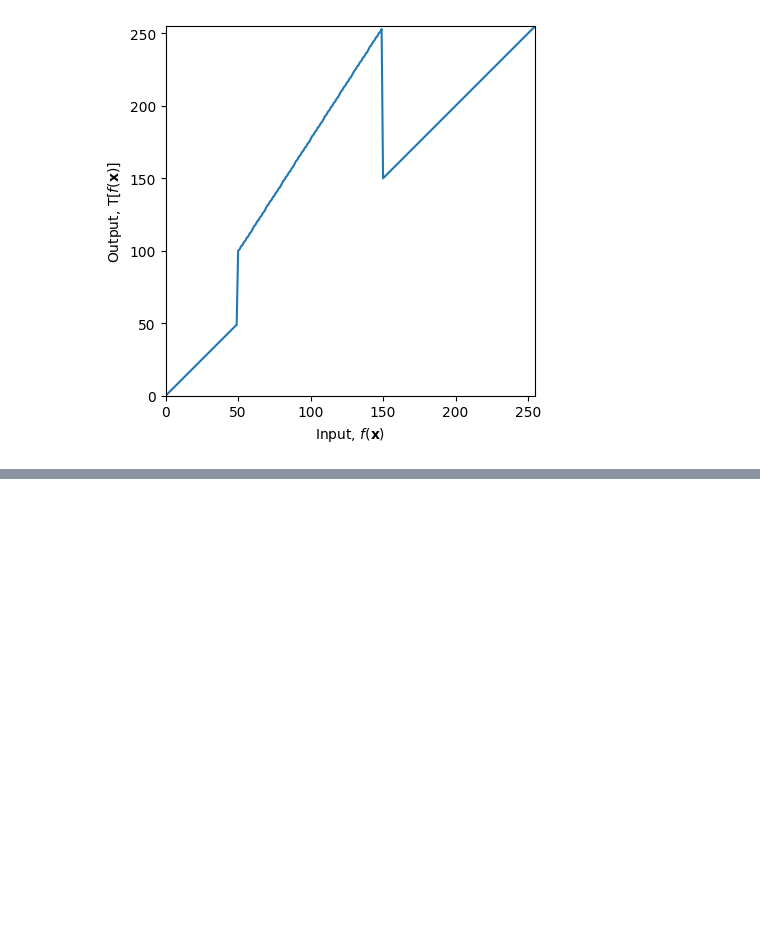
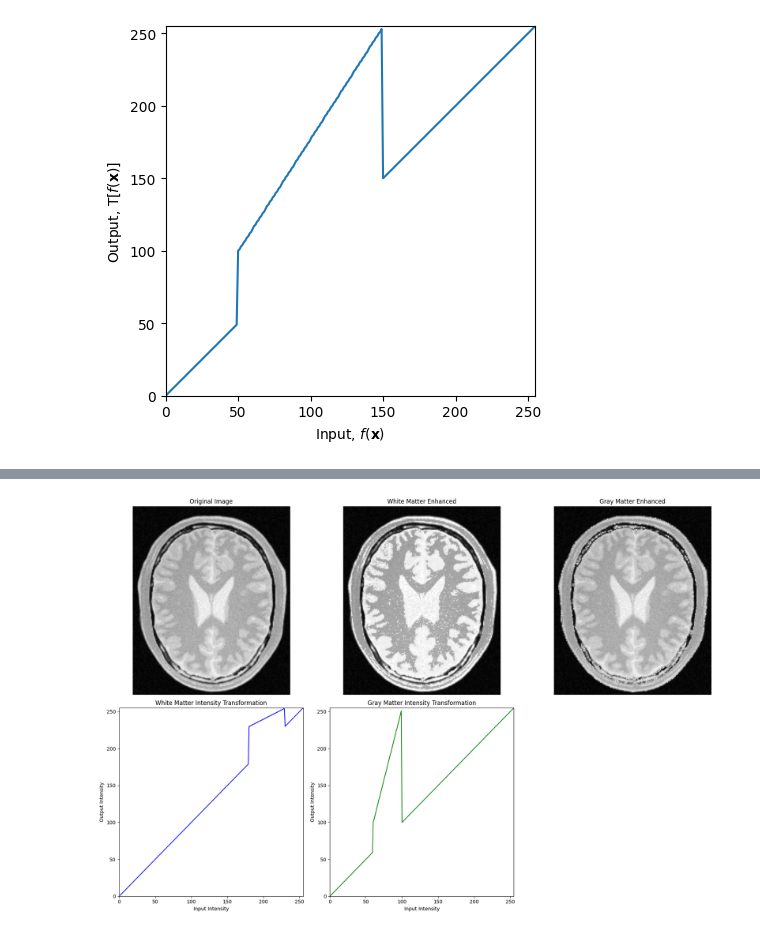
Before and after one commit to Kirushanth-G/EN3160---Image-Processing-and-Machine-Vision, a Jupyter notebook: Assignment1.ipynb, the cells around one changed output, grey strips where cells are left out. Drawn from its saved outputs; the diff is of its cells as text; code cells hidden in the pictures; blank space fills up the shorter version.

```diff
--- a/Assignment1.ipynb
+++ b/Assignment1.ipynb
@@ -75,0 +129,76 @@ Transform length: 256
+# %%
+import cv2 as cv
+import numpy as np
+import matplotlib.pyplot as plt
+
+# Load the brain image
+brain_img = cv.imread('a1images/brain_proton_density_slice.png', cv.IMREAD_GRAYSCALE)
+
+# Define control points for white matter transformation
+c_white_matter = np.array([(180, 180), (180, 230), (230, 255), (230, 230), (255, 255)])
+
+# Define control points for gray matter transformation
+c_gray_matter = np.array([(60, 60), (60, 100), (100, 255), (100, 100), (255, 255)])
+
+# Function to create intensity transformation based on control points
+def create_intensity_transform(c):
+    t1 = np.linspace(0, c[0, 1], c[0, 0] + 1).astype('uint8')
+    t2 = np.linspace(c[0, 1], c[1, 1], c[1, 0] - c[0, 0] + 1).astype('uint8')
+    t3 = np.linspace(c[1, 1], c[2, 1], c[2, 0] - c[1, 0] + 1).astype('uint8')
+    t4 = np.linspace(c[2, 1], c[3, 1], c[3, 0] - c[2, 0] + 1).astype('uint8')
+    t5 = np.linspace(c[3, 1], c[4, 1], c[4, 0] - c[3, 0] + 1).astype('uint8')
+
+    # Concatenate the transformation arrays
+    transform = np.concatenate((t1[:-1], t2[:-1], t3[:-1], t4[:-1], t5), axis=0)
+    return transform
+
+# Create intensity transformations
+transform_white = create_intensity_transform(c_white_matter)
+transform_gray = create_intensity_transform(c_gray_matter)
+
+# Apply intensity windowing transformations
+image_white_matter = cv.LUT(brain_img, transform_white)
+image_gray_matter = cv.LUT(brain_img, transform_gray)
+
+# Plot the original image, white matter enhanced, and gray matter enhanced images
+fig, ax = plt.subplots(2, 3, figsize=(18, 12))
+
+# Original image
+ax[0, 0].imshow(brain_img, cmap='gray')
+ax[0, 0].set_title('Original Image')
+ax[0, 0].axis('off')
+
+# White matter enhanced image
+ax[0, 1].imshow(image_white_matter, cmap='gray')
+ax[0, 1].set_title('White Matter Enhanced')
+ax[0, 1].axis('off')
+
+# Gray matter enhanced image
+ax[0, 2].imshow(image_gray_matter, cmap='gray')
+ax[0, 2].set_title('Gray Matter Enhanced')
+ax[0, 2].axis('off')
+
+# Plot intensity transformation for white matter
+ax[1, 0].plot(transform_white, color='blue')
+ax[1, 0].set_title('White Matter Intensity Transformation')
+ax[1, 0].set_xlim(0, 255)
+ax[1, 0].set_ylim(0, 255)
+ax[1, 0].set_xlabel('Input Intensity')
+ax[1, 0].set_ylabel('Output Intensity')
+
+# Plot intensity transformation for gray matter
+ax[1, 1].plot(transform_gray, color='green')
+ax[1, 1].set_title('Gray Matter Intensity Transformation')
+ax[1, 1].set_xlim(0, 255)
+ax[1, 1].set_ylim(0, 255)
+ax[1, 1].set_xlabel('Input Intensity')
+ax[1, 1].set_ylabel('Output Intensity')
+
+# Hide the last plot
+ax[1, 2].axis('off')
+
+# Adjust layout and show the plots
+plt.tight_layout()
+plt.show()
+# %% [output]
+[figure, added]
```
Also changed, not shown: parts of 1 cell of this notebook.
